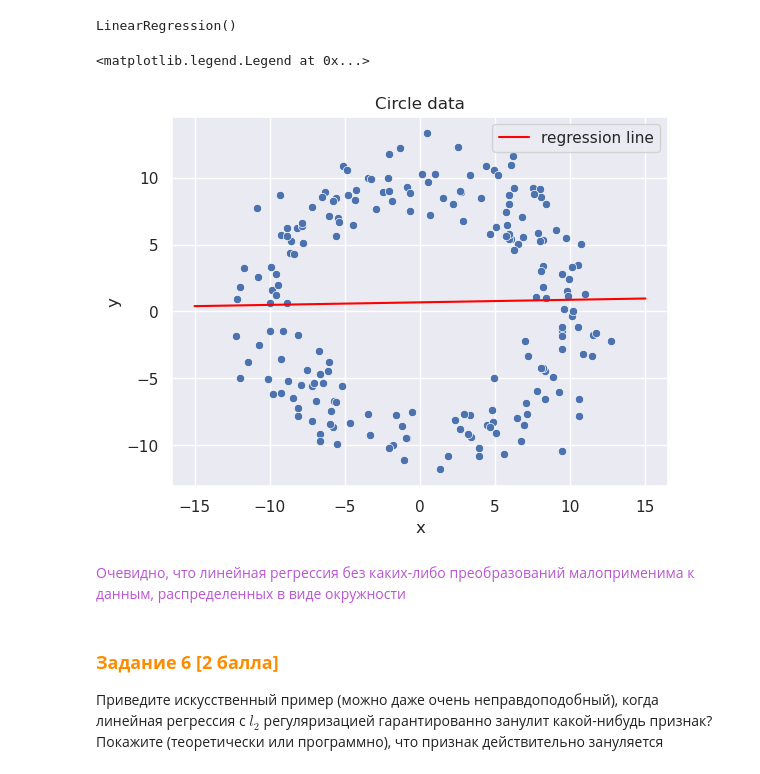
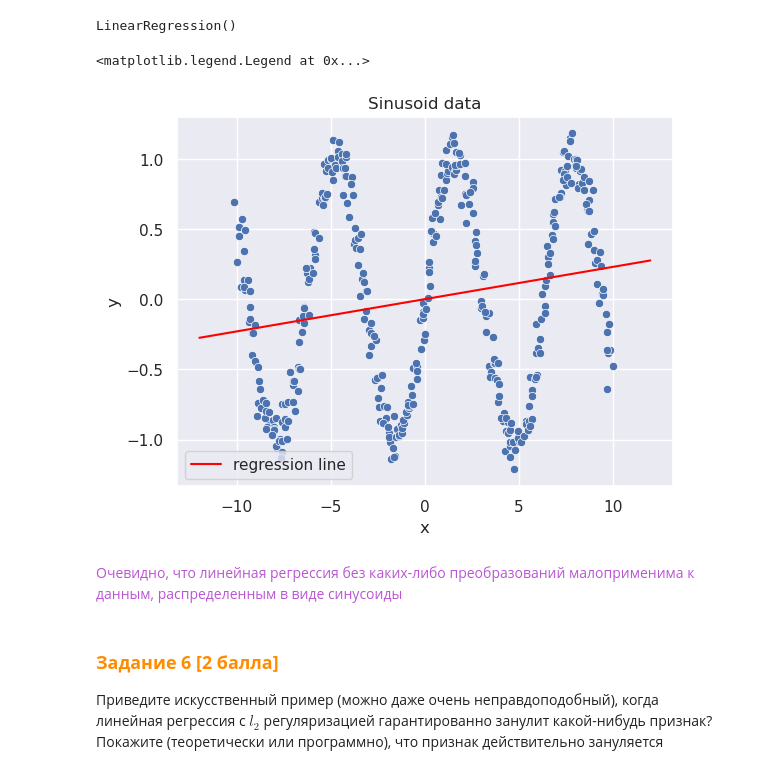
Before and after one commit to gerarte04/mlcmcmsu24, a Jupyter notebook: research/03_linear_models_regression/[Research]_Linear_Models_regression_[2024_2025].ipynb, the cells around one changed output. Saved outputs shown, nothing was run; the diff lists cells and outputs as text; code cells hidden in the pictures.

```diff
--- a/research/03_linear_models_regression/[Research]_Linear_Models_regression_[2024_2025].ipynb
+++ b/research/03_linear_models_regression/[Research]_Linear_Models_regression_[2024_2025].ipynb
@@ -248,11 +246,11 @@ w1: 0.3966873199145481  w2: 0.025639365702912847
 
  Придумайте, сгенерируйте и визуализируйте пример, в котором линейная регрессия будет плохо классифицировать данные.
 # %%
-R = 10
 np.random.seed(228)
-angles = np.random.uniform(0, 2 * np.pi, 200)
-Xr = (R * np.sin(angles)) + np.random.randn(200) * 1.5
-yr = (R * np.cos(angles)) + np.random.randn(200) * 1.5
+
+X = np.arange(-200, 200, 1) * 0.05
+Xr = X + np.random.randn(400) * 0.1
+yr = np.sin(X) + np.random.randn(400) * 0.1
 # %%
 from sklearn.linear_model import LinearRegression
 # %%
@@ -261,19 +259,19 @@ model.fit(Xr[:, None], yr)
 # %% [output]
 LinearRegression()
 # %%
-xl = [-15, 15]
+xl = [-12, 12]
 yl = xl * model.coef_ + model.intercept_
 sns.lineplot(x=xl, y=yl, color='red')
 sns.scatterplot(x=Xr, y=yr)
-plt.title("Circle data")
+plt.title("Sinusoid data")
 plt.xlabel('x')
 plt.ylabel('y')
 plt.legend(['regression line'])
 # %% [output]
 <matplotlib.legend.Legend at 0x...>
-[figure, old version]
+[figure, new version]
 # %% [markdown]
-<font color='MediumOrchid'>Очевидно, что линейная регрессия без каких-либо преобразований малоприменима к данным, распределенных в виде окружности</font>
+<font color='MediumOrchid'>Очевидно, что линейная регрессия без каких-либо преобразований малоприменима к данным, распределенным в виде синусоиды</font>
 # %% [markdown]
 ### <font color='DarkOrange'>**Задание 6 [2 баллa]**</font>
 
```
Also changed, not shown: parts of 5 cells of this notebook, 1 other file.
